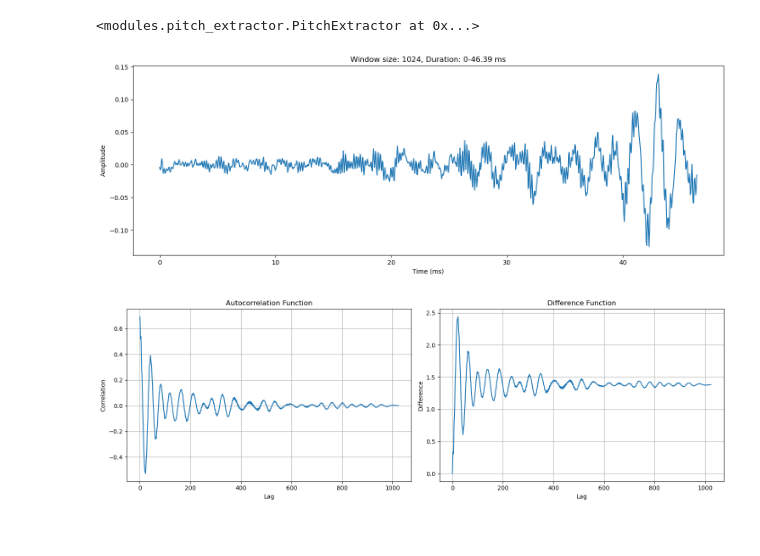
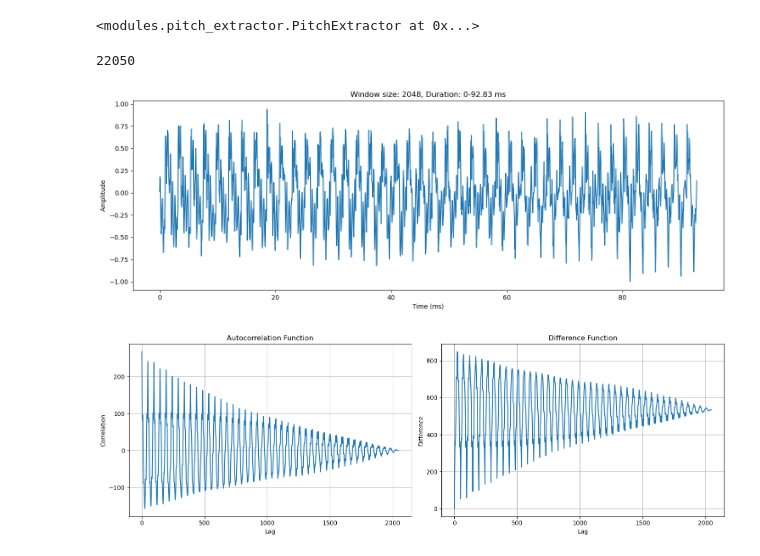
Before and after one commit to 1155194577/note_transcription, a Jupyter notebook: analysis/visualization.ipynb, the cells around one changed output. Drawn from its saved outputs; the diff is of its cells as text; code cells hidden in the pictures.

```diff
--- a/analysis/visualization.ipynb
+++ b/analysis/visualization.ipynb
@@ -18,27 +18,29 @@ pitch_extractor
 # %%
 import librosa
 import numpy as np
 import matplotlib.pyplot as plt
 
 y, sr = librosa.load('./birds_of_feather.wav')
-
+print(sr)
 windows_size = int(2048)
 window_start = np.random.randint(0, len(y) - windows_size)
 window_end = window_start + windows_size
 window = y[window_start:window_end]
+window = window / (np.max(np.abs(window)) + 1e-10)
 
 time_ms = np.arange(len(window)) * 1000 / sr
 
 plt.figure(figsize=(14, 5))
 plt.plot(time_ms, window)
 
 plt.title(f'Window size: {windows_size}, Duration: 0-{time_ms[-1]:.2f} ms')
 plt.xlabel('Time (ms)')
 plt.ylabel('Amplitude')
 plt.tight_layout(pad=0.5) # add padding to avoid overlap
 plt.show()
 # %% [output]
+22050
-[figure, old version]
+[figure, new version]
 # %%
 import matplotlib.pyplot as plt
 
@@ -64,5 +66,5 @@ ax2.grid(True)
 plt.tight_layout()
 plt.show()
 # %% [output]
-[figure, old version]
+[figure, new version]
 # %%
```
Also changed, not shown: parts of 2 cells of this notebook, 1 other file.
